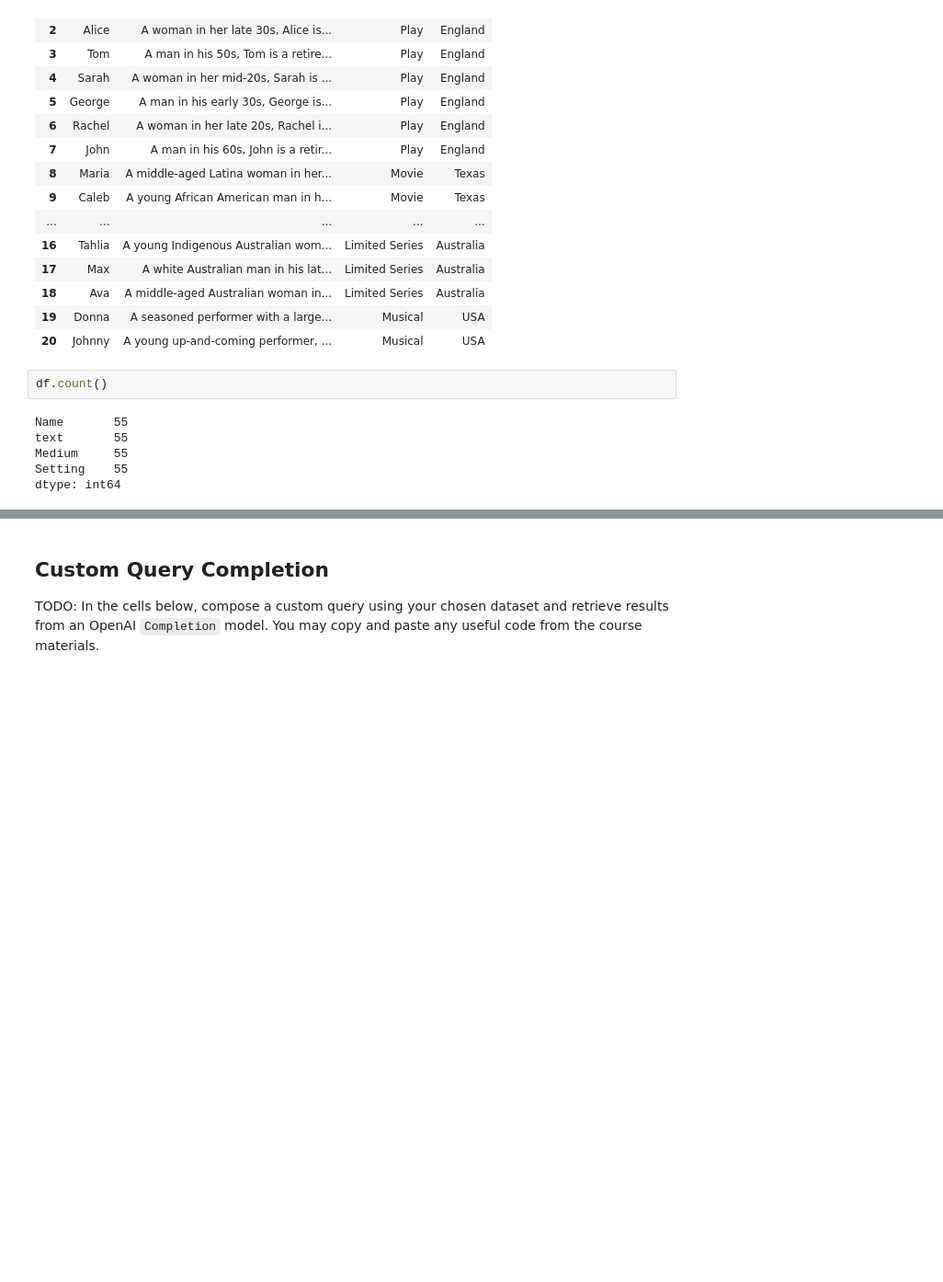
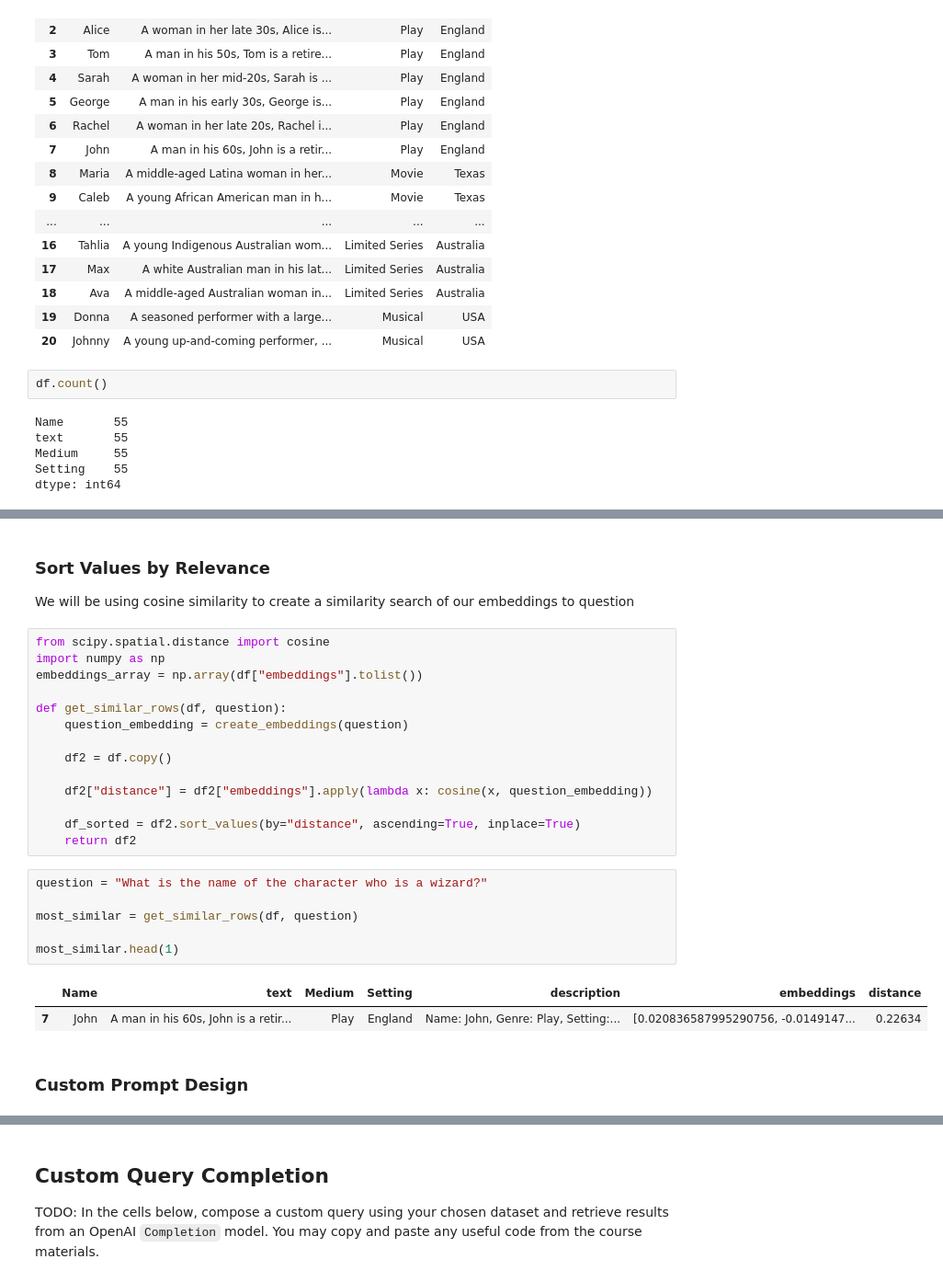
Before and after one commit to Vochannguyen/CustomChatbot, a Jupyter notebook: custom-chatbot.ipynb, the cells around one changed output, grey strips where cells are left out. Shown: that part at 92% size. Saved outputs shown, nothing was run; the diff lists cells and outputs as text; blank space fills up the shorter version.

```diff
--- a/custom-chatbot.ipynb
+++ b/custom-chatbot.ipynb
@@ -55,0 +211,29 @@ dtype: int64
+# %% [markdown]
+### Sort Values by Relevance
+
+We will be using cosine similarity to create a similarity search of our embeddings to question
+# %%
+from scipy.spatial.distance import cosine
+import numpy as np
+embeddings_array = np.array(df["embeddings"].tolist())
+
+def get_similar_rows(df, question):
+    question_embedding = create_embeddings(question)
+
+    df2 = df.copy()
+
+    df2["distance"] = df2["embeddings"].apply(lambda x: cosine(x, question_embedding))
+
+    df_sorted = df2.sort_values(by="distance", ascending=True, inplace=True)
+    return df2
+# %%
+question = "What is the name of the character who is a wizard?"
+
+most_similar = get_similar_rows(df, question)
+
+most_similar.head(1)
+# %% [output]
+|  | Name | text | Medium | Setting | description | embeddings | distance |
+| 7 | John | A man in his 60s, John is a retir... | Play | England | Name: John, Genre: Play, Setting:... | [0.020836587995290756, -0.0149147... | 0.22634 |
+# %% [markdown]
+### Custom Prompt Design
```
Also changed, not shown: parts of 36 cells of this notebook.
